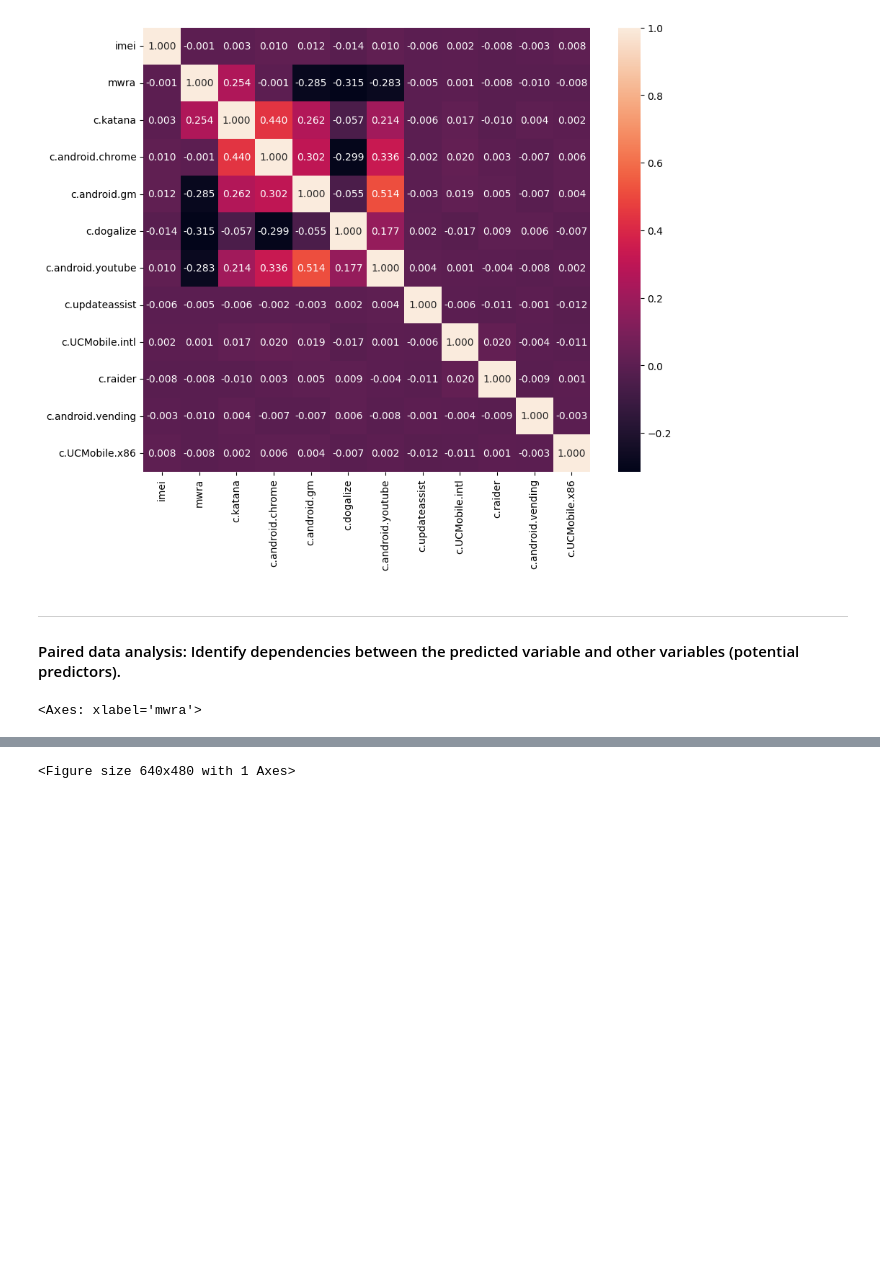
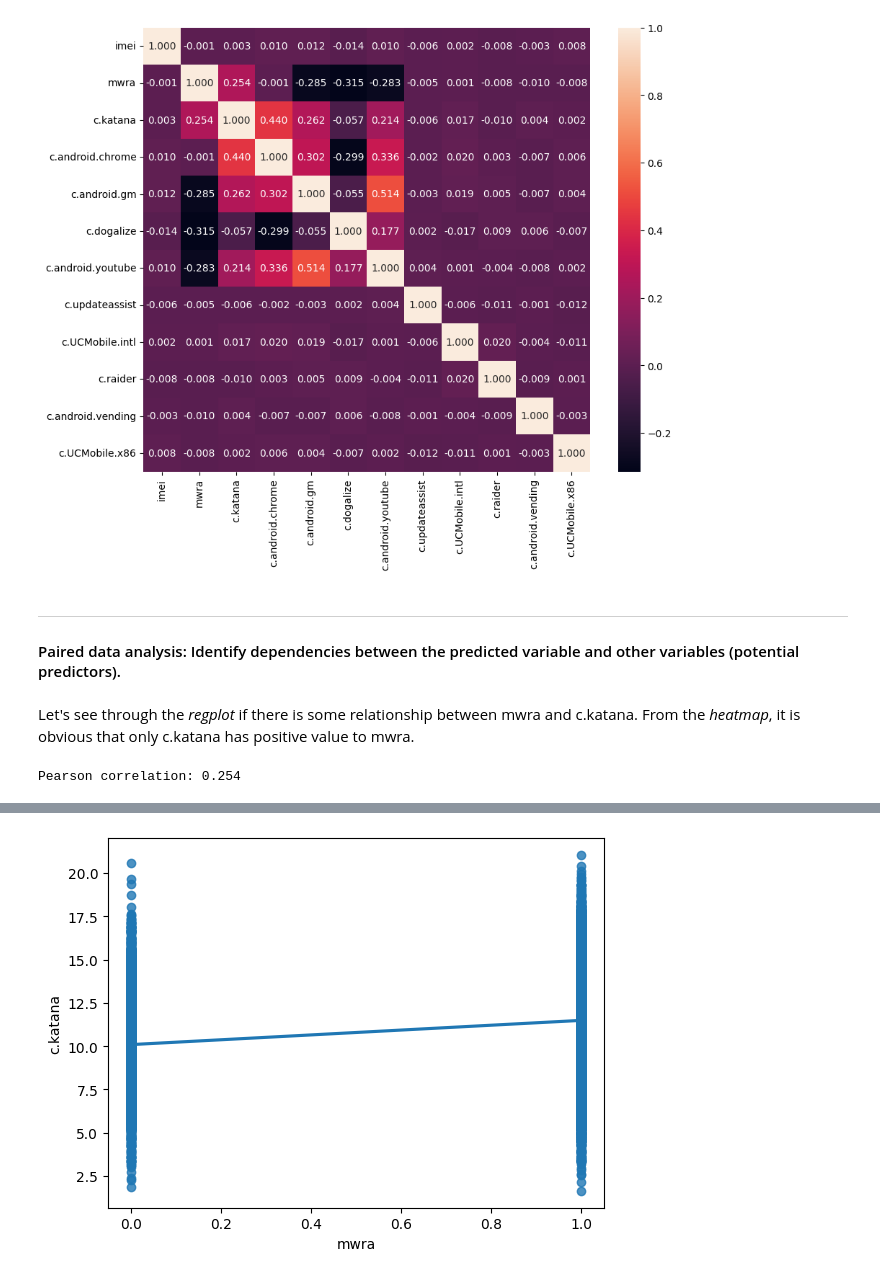
Before and after one commit to mariamatusiskova/IAU_project, a Jupyter notebook: datasets/connections.ipynb, the cells around one changed output, grey strips where cells are left out. Drawn from its saved outputs; the diff is of its cells as text; code cells hidden in the pictures; blank space fills up the shorter version.

```diff
--- a/datasets/connections.ipynb
+++ b/datasets/connections.ipynb
@@ -380,3 +391,5 @@ sns.heatmap(connections.corr(numeric_only=True), ax=ax, annot=True, fmt=".3f")
 # %% [markdown]
 --------------------------------------------------------------------
 #### Paired data analysis: Identify dependencies between the predicted variable and other variables (potential predictors).
+# %% [markdown]
+Let's see through the *regplot* if there is some relationship between mwra and c.katana. From the *heatmap*, it is obvious that only c.katana has positive value to mwra.
@@ -383,4 +399,5 @@ sns.heatmap(connections.corr(numeric_only=True), ax=ax, annot=True, fmt=".3f")
 # %%
-pd.crosstab(index=connections["mwra"], columns=connections["c.katana"]).plot.bar(stacked=True)
+sns.regplot(x="mwra", y="c.katana", data=connections)
+print("Pearson correlation: %.3f" % connections['mwra'].corr(connections['c.katana']))
 # %% [output]
-<Axes: xlabel='mwra'>
+Pearson correlation: 0.254
@@ -388 +404 @@ ValueError: Image size of 560x310018 pixels is too large. It must be less than 2
-<Figure size 640x480 with 1 Axes>
+[figure, added]
```
Also changed, not shown: parts of 18 cells of this notebook, 2 other files.
